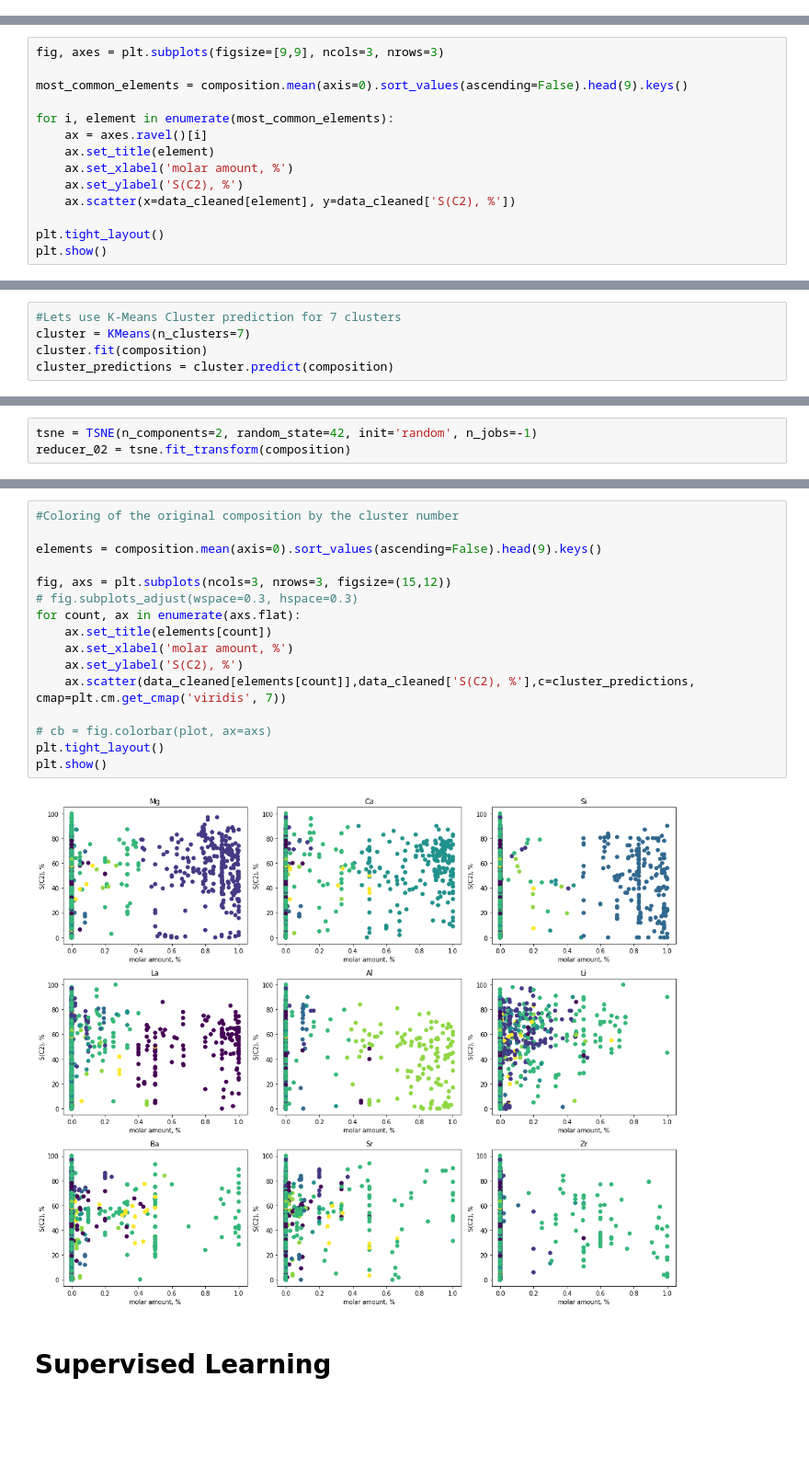
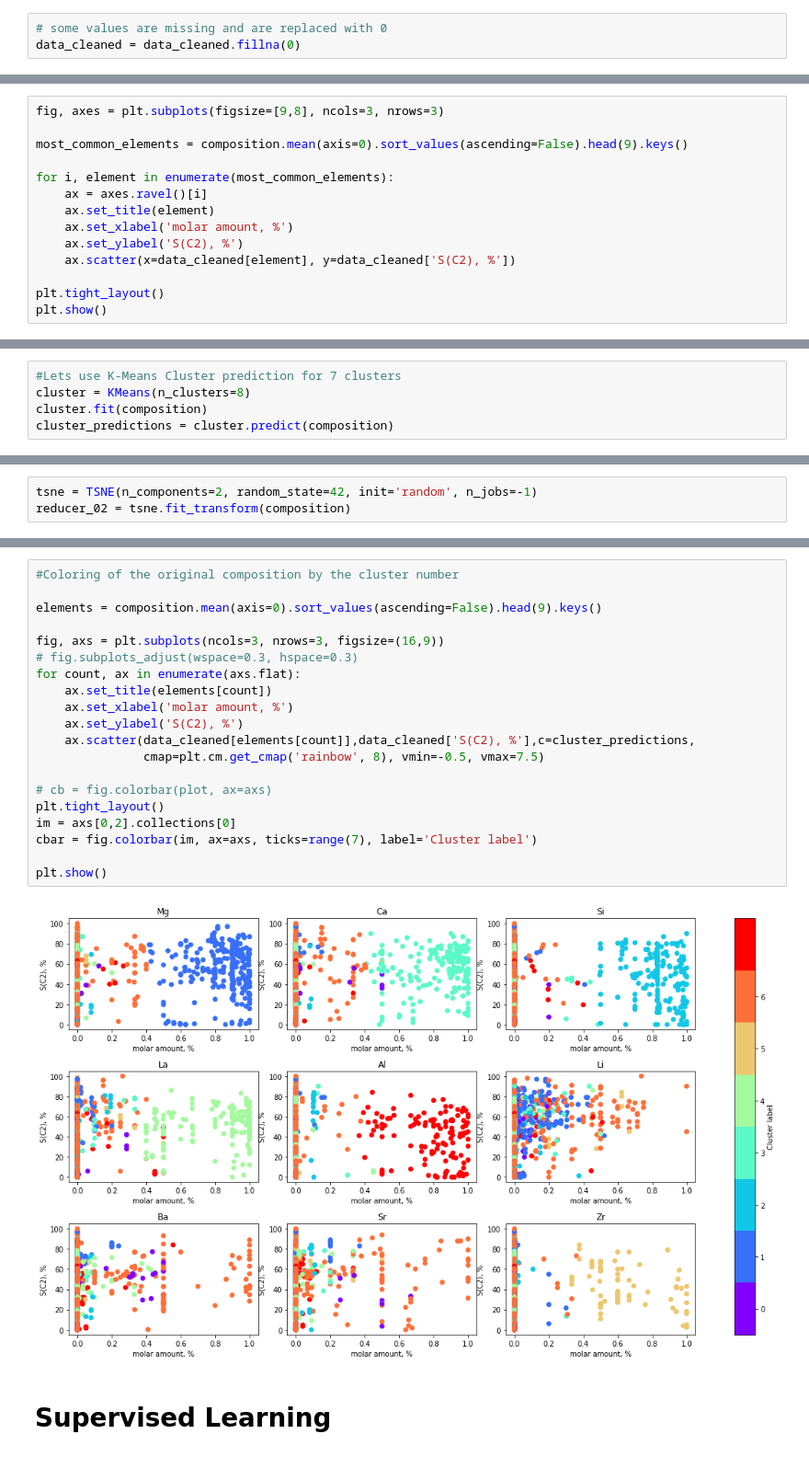
Before and after one commit to lcmd-epfl/BDML4Chem, a Jupyter notebook: 2_chemical_example.ipynb, the cells around one changed output, grey strips where cells are left out. Shown at 92% size. Cells and saved outputs as stored; diff of their text form; blank space fills up the shorter version.

```diff
--- a/2_chemical_example.ipynb
+++ b/2_chemical_example.ipynb
@@ -92,6 +75,9 @@ reaction_data = raw_data.iloc[:,19:]
 
 cleaned_list = [pub_nr, composition, reaction_data]
 data_cleaned = pd.concat(cleaned_list, axis=1, sort=True)
+# %%
+# some values are missing and are replaced with 0
+data_cleaned = data_cleaned.fillna(0)
 # %%
 # This is the clean data that we can use for the analysis
 data_cleaned.head()
@@ -104,7 +90,7 @@ data_cleaned.head()
 | 4 | 5 | 0.0 | 0.972 | 0.0 | 0.0 | 0.0 | 0.0 | 0.0 | 0.0 | 0.0 | ... | ... |
 5 rows × 83 columns
 # %%
-fig, axes = plt.subplots(figsize=[9,9], ncols=3, nrows=3)
+fig, axes = plt.subplots(figsize=[9,8], ncols=3, nrows=3)
 
 most_common_elements = composition.mean(axis=0).sort_values(ascending=False).head(9).keys()
 
@@ -164,6 +150,6 @@ plt.plot(range(1, len(k_ellbow) + 1), np.gradient(k_ellbow), 'k');
 # %%
 #Lets use K-Means Cluster prediction for 7 clusters
-cluster = KMeans(n_clusters=7)
+cluster = KMeans(n_clusters=8)
 cluster.fit(composition)
 cluster_predictions = cluster.predict(composition)
 # %% [markdown]
@@ -194,21 +181,25 @@ fig.colorbar(plot2, ax=axs);
 # %%
 #Coloring of the original composition by the cluster number
 
 elements = composition.mean(axis=0).sort_values(ascending=False).head(9).keys()
 
-fig, axs = plt.subplots(ncols=3, nrows=3, figsize=(15,12))
+fig, axs = plt.subplots(ncols=3, nrows=3, figsize=(16,9))
 # fig.subplots_adjust(wspace=0.3, hspace=0.3)
 for count, ax in enumerate(axs.flat):
     ax.set_title(elements[count])
     ax.set_xlabel('molar amount, %')
     ax.set_ylabel('S(C2), %')
-    ax.scatter(data_cleaned[elements[count]],data_cleaned['S(C2), %'],c=cluster_predictions, cmap=plt.cm.get_cmap('viridis', 7))
+    ax.scatter(data_cleaned[elements[count]],data_cleaned['S(C2), %'],c=cluster_predictions,
+               cmap=plt.cm.get_cmap('rainbow', 8), vmin=-0.5, vmax=7.5)
 
 # cb = fig.colorbar(plot, ax=axs)
 plt.tight_layout()
+im = axs[0,2].collections[0]
+cbar = fig.colorbar(im, ax=axs, ticks=range(7), label='Cluster label')
+
 plt.show()
 # %% [output]
-[figure, old version]
+[figure, new version]
 # %% [markdown]
 # Supervised Learning
 # %%
```
Also changed, not shown: parts of 187 cells of this notebook, 6 other files.
